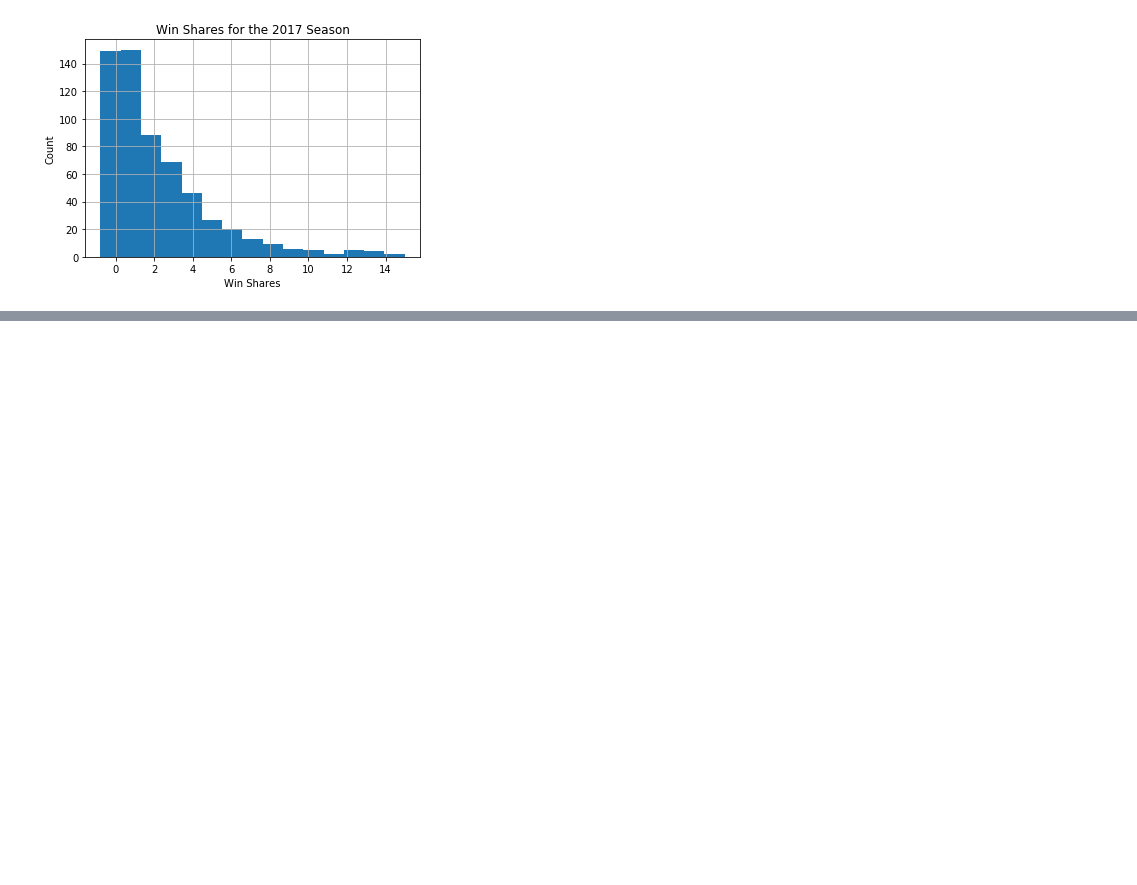
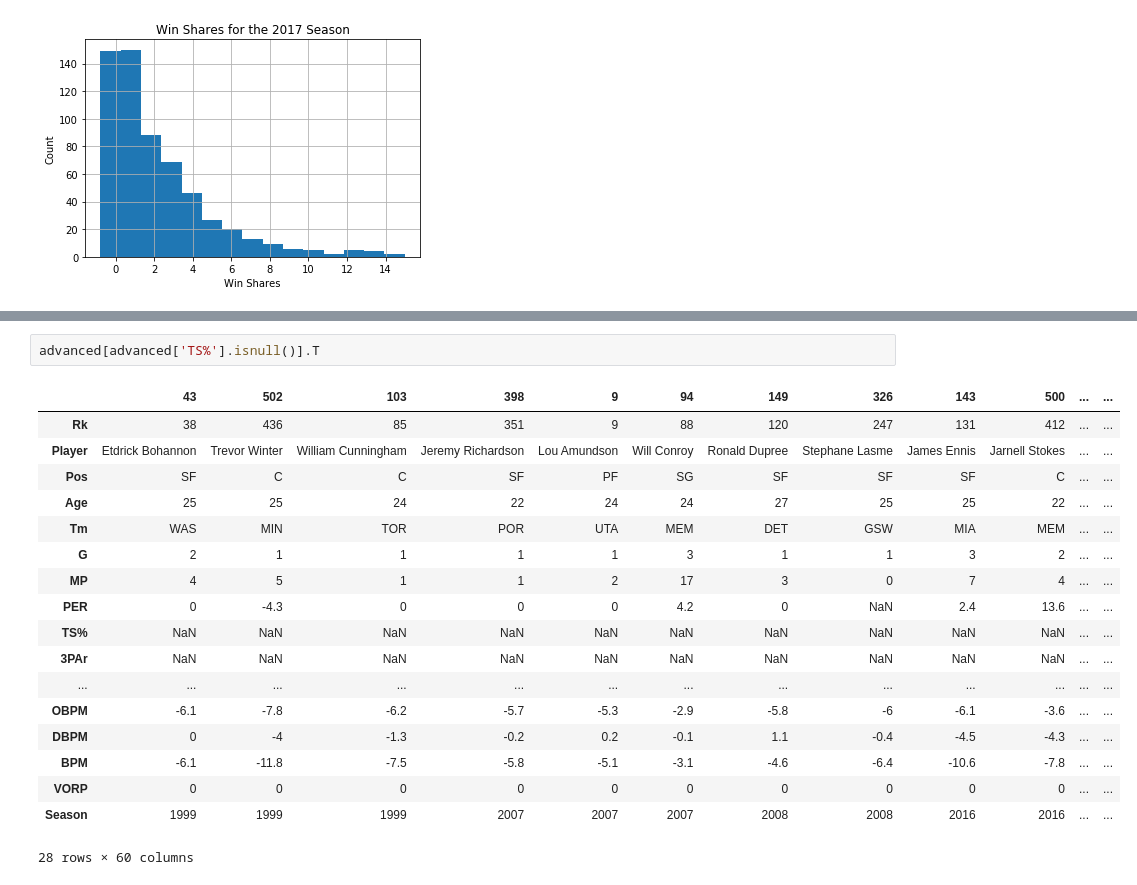
Before and after one commit to KirkAVoss/kv-capstone, a Jupyter notebook: NBAwinshare/notebooks/EDA_and_read_in_functionality.ipynb, the cells around one changed output, grey strips where cells are left out. Saved outputs shown, nothing was run; the diff lists cells and outputs as text; blank space fills up the shorter version.

```diff
--- a/NBAwinshare/notebooks/EDA_and_read_in_functionality.ipynb
+++ b/NBAwinshare/notebooks/EDA_and_read_in_functionality.ipynb
@@ -446,0 +559,21 @@ plot_histogram(advanced, 'WS', 2017, bins=15, xlabel = "Win Shares")
+# %%
+advanced[advanced['TS%'].isnull()].T
+# %% [output]
+|  | 43 | 502 | 103 | 398 | 9 | 94 | 149 | 326 | 143 | 500 | ... | ... |
+| Rk | 38 | 436 | 85 | 351 | 9 | 88 | 120 | 247 | 131 | 412 | ... | ... |
+| Player | Etdrick Bohannon | Trevor Winter | William Cunningham | Jeremy Richardson | Lou Amundson | Will Conroy | Ronald Dupree | Stephane Lasme | James Ennis | Jarnell Stokes | ... | ... |
+| Pos | SF | C | C | SF | PF | SG | SF | SF | SF | C | ... | ... |
+| Age | 25 | 25 | 24 | 22 | 24 | 24 | 27 | 25 | 25 | 22 | ... | ... |
+| Tm | WAS | MIN | TOR | POR | UTA | MEM | DET | GSW | MIA | MEM | ... | ... |
+| G | 2 | 1 | 1 | 1 | 1 | 3 | 1 | 1 | 3 | 2 | ... | ... |
+| MP | 4 | 5 | 1 | 1 | 2 | 17 | 3 | 0 | 7 | 4 | ... | ... |
+| PER | 0 | -4.3 | 0 | 0 | 0 | 4.2 | 0 | NaN | 2.4 | 13.6 | ... | ... |
+| TS% | NaN | NaN | NaN | NaN | NaN | NaN | NaN | NaN | NaN | NaN | ... | ... |
+| 3PAr | NaN | NaN | NaN | NaN | NaN | NaN | NaN | NaN | NaN | NaN | ... | ... |
+| ... | ... | ... | ... | ... | ... | ... | ... | ... | ... | ... | ... | ... |
+| OBPM | -6.1 | -7.8 | -6.2 | -5.7 | -5.3 | -2.9 | -5.8 | -6 | -6.1 | -3.6 | ... | ... |
+| DBPM | 0 | -4 | -1.3 | -0.2 | 0.2 | -0.1 | 1.1 | -0.4 | -4.5 | -4.3 | ... | ... |
+| BPM | -6.1 | -11.8 | -7.5 | -5.8 | -5.1 | -3.1 | -4.6 | -6.4 | -10.6 | -7.8 | ... | ... |
+| VORP | 0 | 0 | 0 | 0 | 0 | 0 | 0 | 0 | 0 | 0 | ... | ... |
+| Season | 1999 | 1999 | 1999 | 2007 | 2007 | 2007 | 2008 | 2008 | 2016 | 2016 | ... | ... |
+28 rows × 60 columns
```
Also changed, not shown: parts of 32 cells of this notebook, 1 other file.
